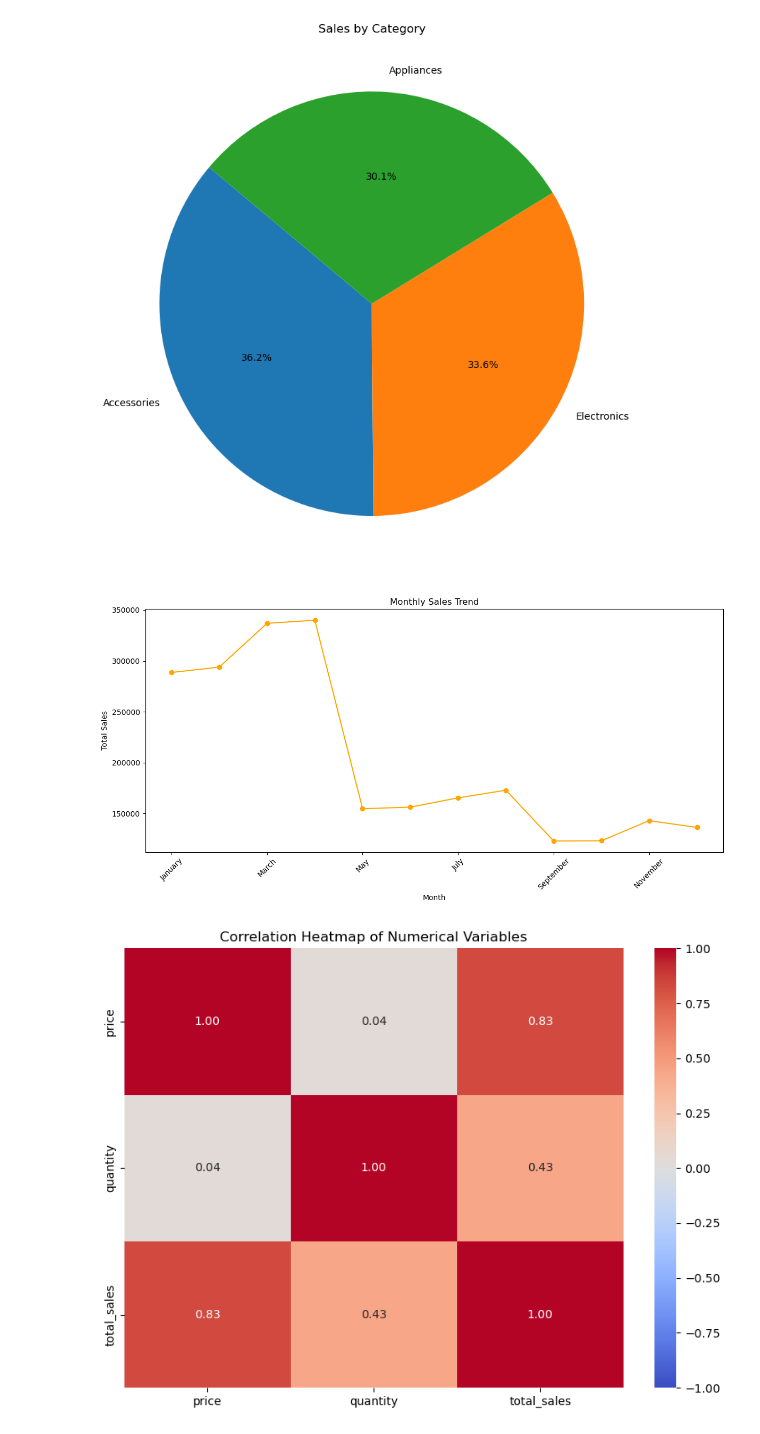
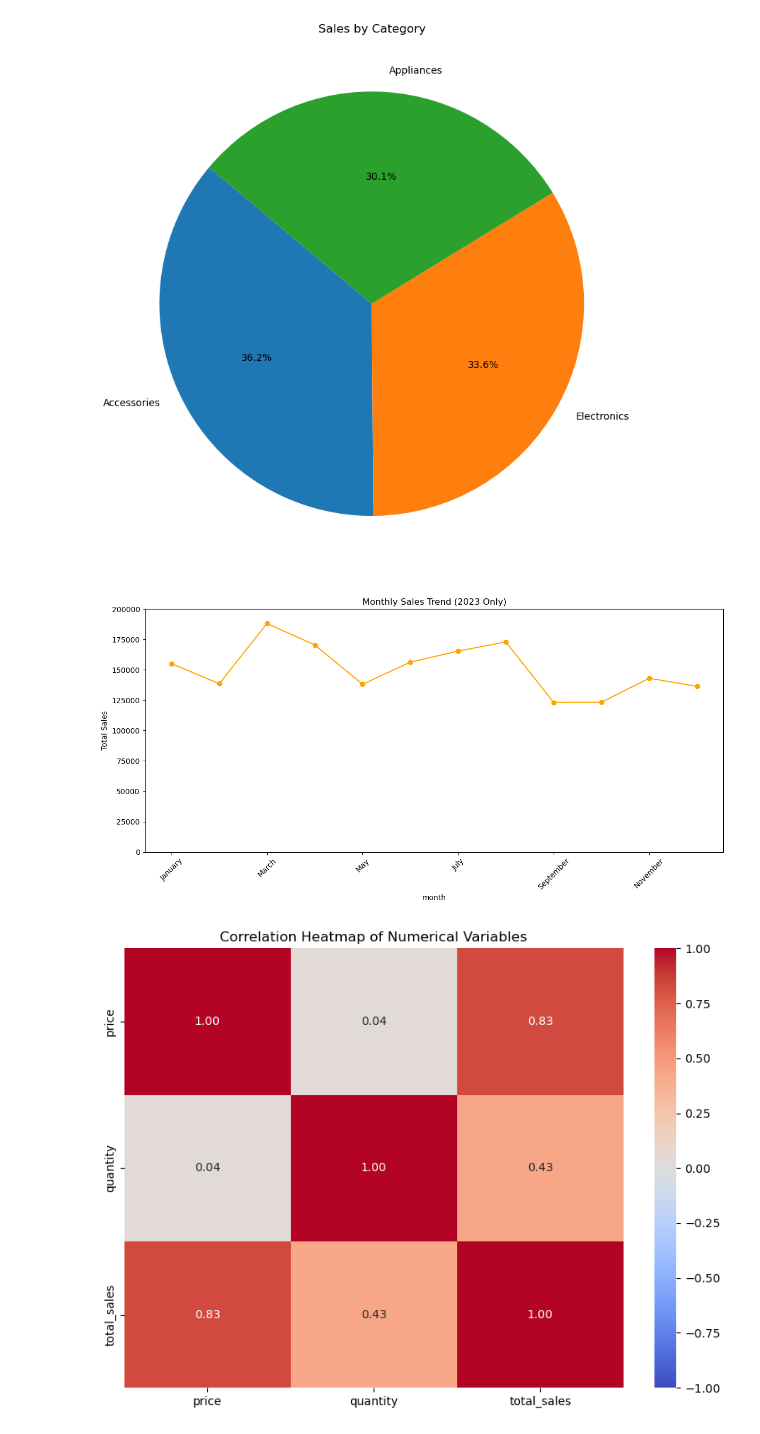
Before and after one commit to hubwied/ecommerce_sale, a Jupyter notebook: ecommerce_sale.ipynb, the cells around one changed output. Saved outputs shown, nothing was run; the diff lists cells and outputs as text; code cells hidden in the pictures.

```diff
--- a/ecommerce_sale.ipynb
+++ b/ecommerce_sale.ipynb
@@ -197,16 +235,25 @@ plt.show()
 # %% [output]
 [figure]
 # %%
+df_2023 = df[df['year'] == 2023].copy()
+
+months = [
+    "January", "February", "March", "April", "May", "June",
+    "July", "August", "September", "October", "November", "December"
+]
+
+monthly_sales_2023 = df_2023.groupby("month")["total_sales"].sum().reindex(months)
+
 plt.figure(figsize=(12, 6))
-monthly_sales.plot(kind="line", marker="o", color="orange")
-plt.title("Monthly Sales Trend")
-plt.xlabel("Month")
+monthly_sales_2023.plot(kind="line", marker="o", color="orange")
+plt.ylim(0, 200000)
+plt.title("Monthly Sales Trend (2023 Only)")
 plt.ylabel("Total Sales")
 plt.xticks(rotation=45)
 plt.tight_layout()
 plt.show()
 # %% [output]
-[figure, old version]
+[figure, new version]
 # %%
 numerical_cols = ['price', 'quantity', 'total_sales']
 corr_matrix = df[numerical_cols].corr()
```
Also changed, not shown: parts of 3 cells of this notebook.
